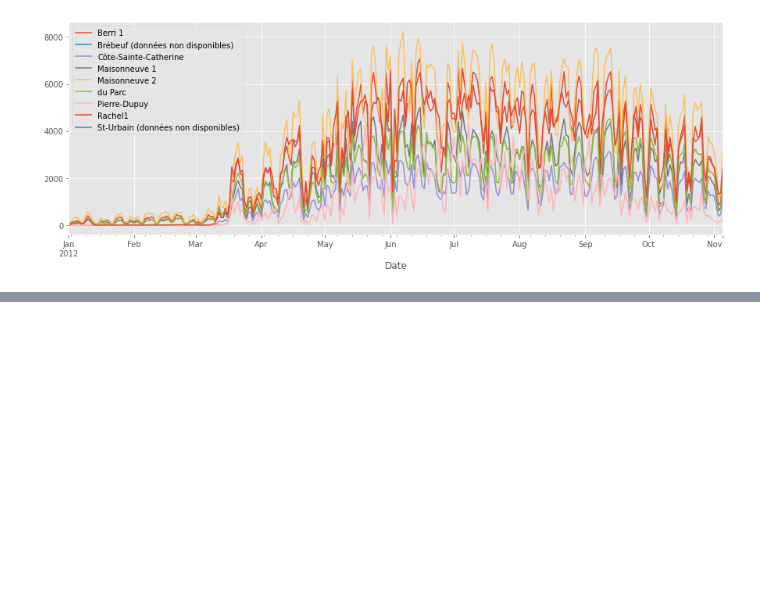
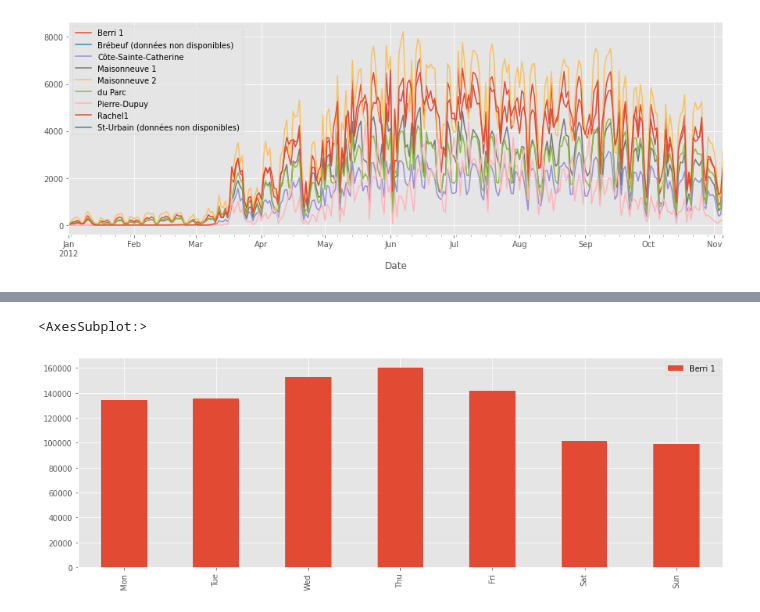
Before and after one commit to SungminSo/data-with-code, a Jupyter notebook: pandas_example/example_bikes.ipynb, the cells around one changed output, grey strips where cells are left out. Drawn from its saved outputs; the diff is of its cells as text; code cells hidden in the pictures; blank space fills up the shorter version.

```diff
--- a/pandas_example/example_bikes.ipynb
+++ b/pandas_example/example_bikes.ipynb
@@ -82,0 +169,5 @@ fixed_df.plot()
+# %%
+weekday_counts.plot(kind='bar')
+# %% [output]
+<AxesSubplot:>
+[figure, added]
```
Also changed, not shown: parts of 12 cells of this notebook.
